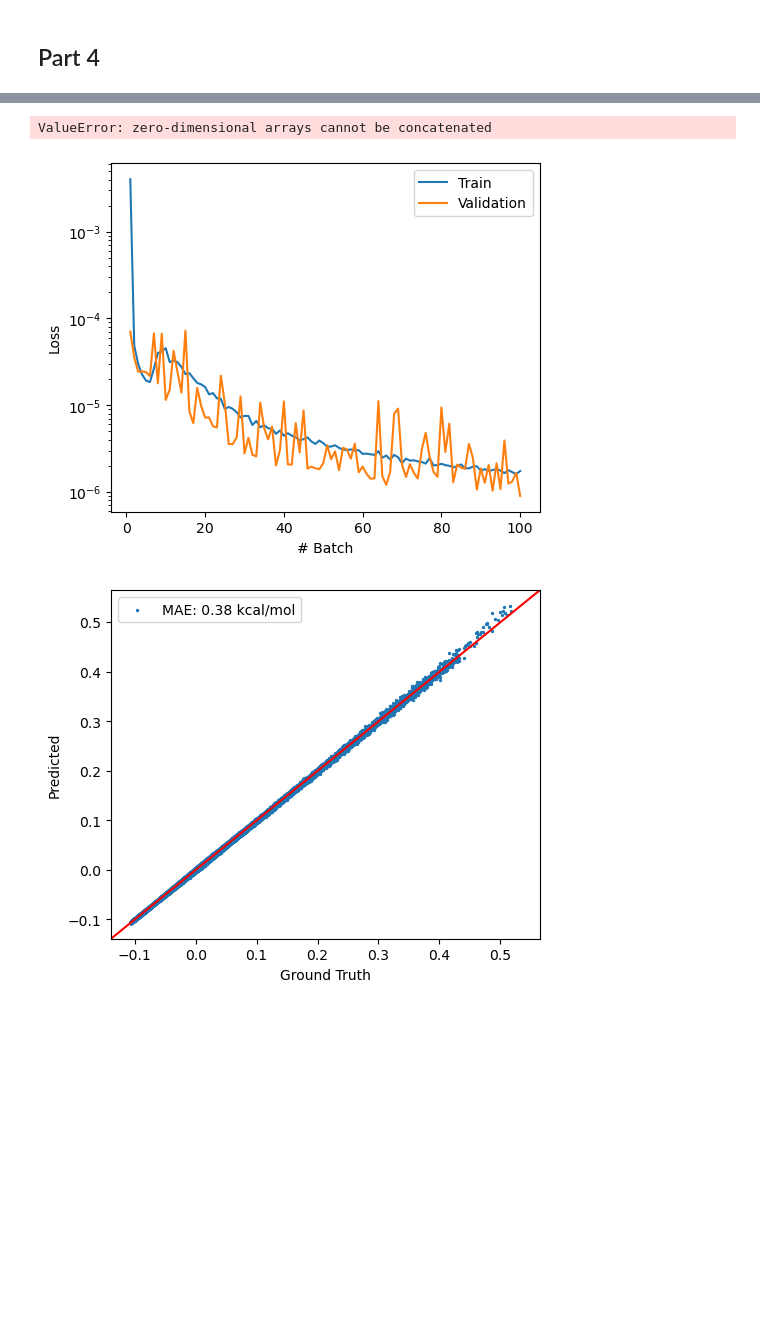
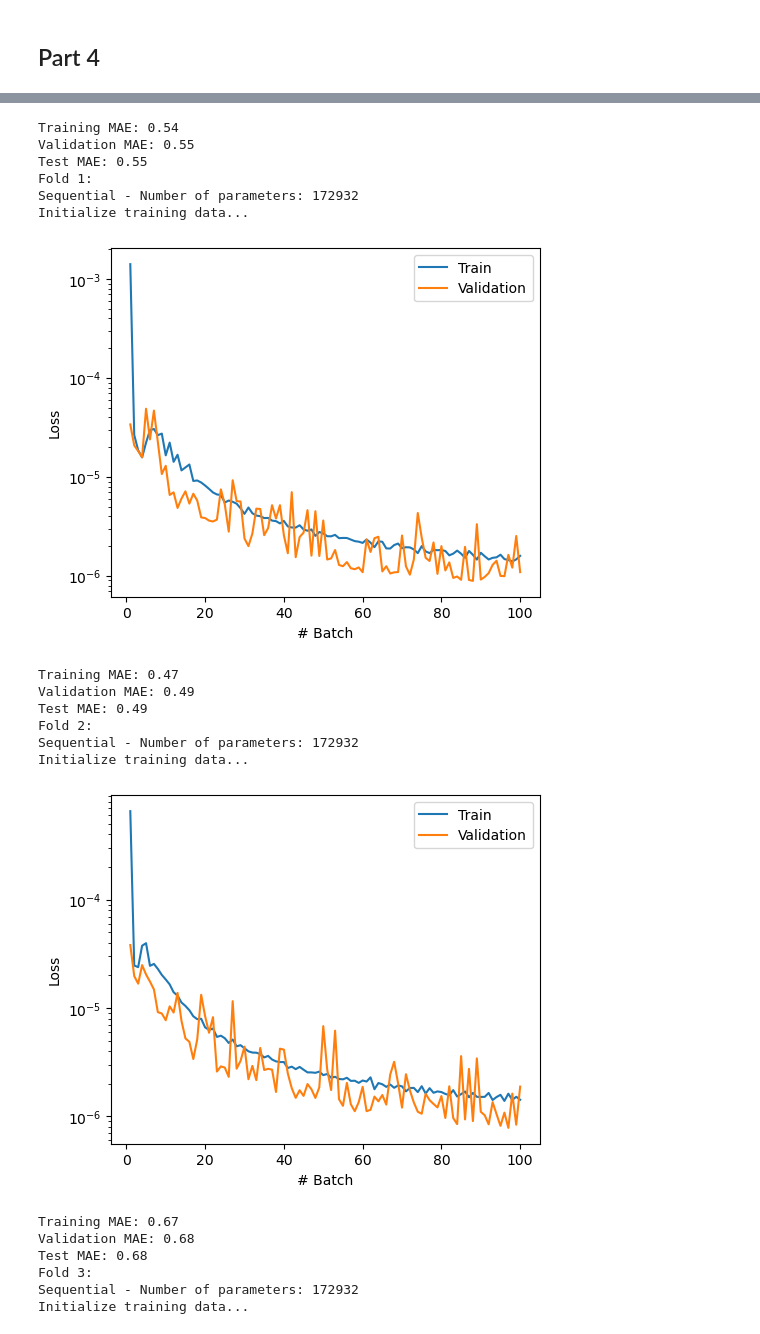
Before and after one commit to jjluo04/chem142, a Jupyter notebook: project_ckpt4.ipynb, the cells around one changed output, grey strips where cells are left out. Cells and saved outputs as stored; diff of their text form; code cells hidden in the pictures; blank space fills up the shorter version.

Commit message:
working kfold?

```diff
--- a/project_ckpt4.ipynb
+++ b/project_ckpt4.ipynb
@@ -142,6 +142,10 @@ class ANITrainer:
             ax.set_xlabel("# Batch")
             ax.set_ylabel("Loss")
 
+            # to show in each fold
+            plt.show()
+            plt.close(fig)
+
         if early_stop:
             self.model.load_state_dict(weights)
 
@@ -180,7 +184,7 @@ class ANITrainer:
                     true_energies_all.append(true_energies.detach().cpu().numpy().flatten())
                     pred_energies_all.append(pred_energies.detach().cpu().numpy().flatten())
 
-        if draw_plot or get_mae:
+        if draw_plot:
             true_energies_all = np.concatenate(true_energies_all)
             pred_energies_all = np.concatenate(pred_energies_all)
             # Report the mean absolute error
@@ -232,7 +236,7 @@ class AtomicNet(nn.Module):
         self.layers = nn.Sequential(
             nn.Linear(384, hidden_layers),
             nn.ReLU(),
-            nn.Dropout(p=dropout),
+            # nn.Dropout(p=dropout),
             nn.Linear(hidden_layers, 1)
         )
 
@@ -331,7 +336,7 @@ def KFoldCrossValidation(
         # avg accuracy as a measure of how good
         # KFold to select validation data
 # %%
-KFoldCrossValidation(3, train_data, test_data)
+KFoldCrossValidation(5, train_data, test_data)
 # %% [output]
 Fold 0:
 Sequential - Number of parameters: 172932
@@ -339,3 +345,20 @@ Initialize training data...
-ValueError: zero-dimensional arrays cannot be concatenated
+Training MAE: 0.54
+Validation MAE: 0.55
+Test MAE: 0.55
+Fold 1:
+Sequential - Number of parameters: 172932
+Initialize training data...
-[figure, old version]
-[figure, old version]
+[figure, new version]
+Training MAE: 0.47
+Validation MAE: 0.49
+Test MAE: 0.49
+Fold 2:
+Sequential - Number of parameters: 172932
+Initialize training data...
+[figure, added]
+Training MAE: 0.67
+Validation MAE: 0.68
+Test MAE: 0.68
+Fold 3:
+Sequential - Number of parameters: 172932
+Initialize training data...
```
Also changed, not shown: parts of 3 cells of this notebook.
